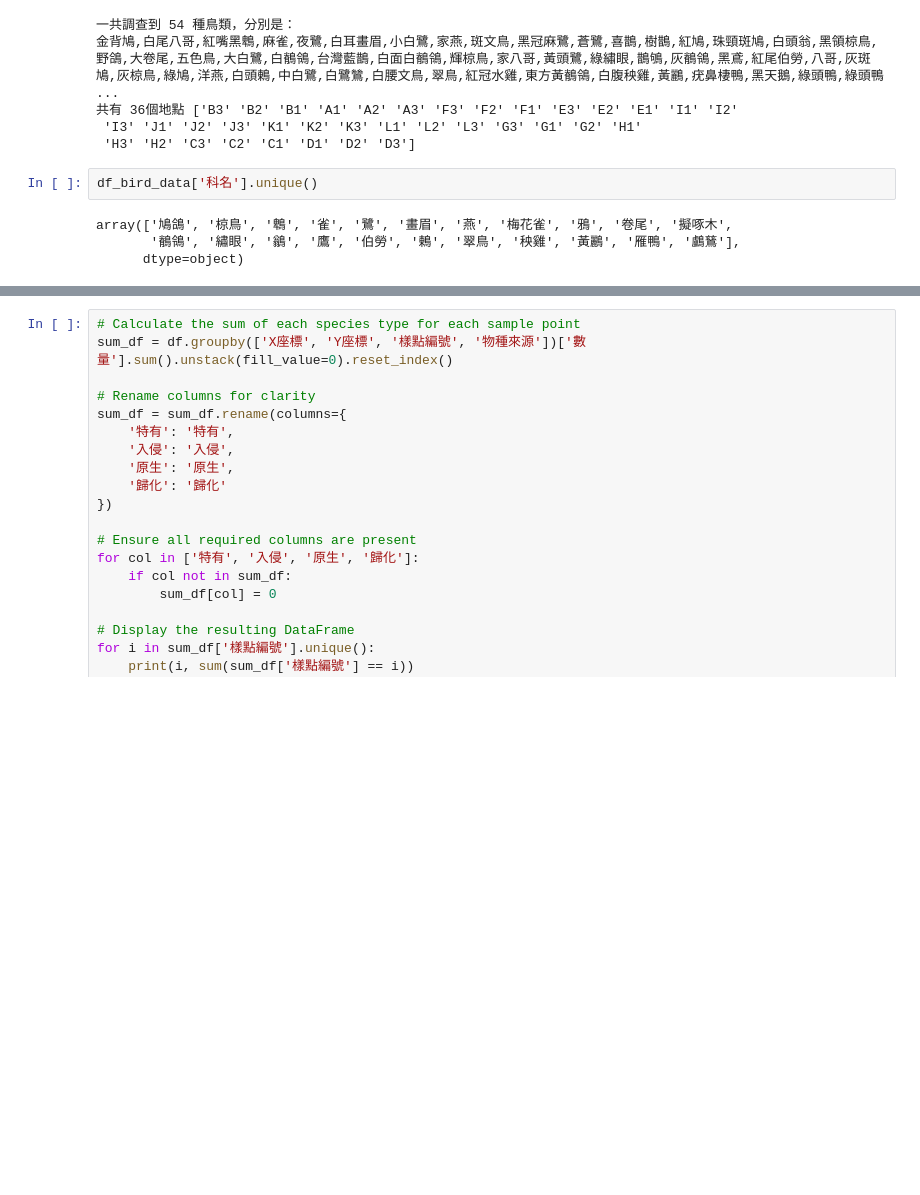
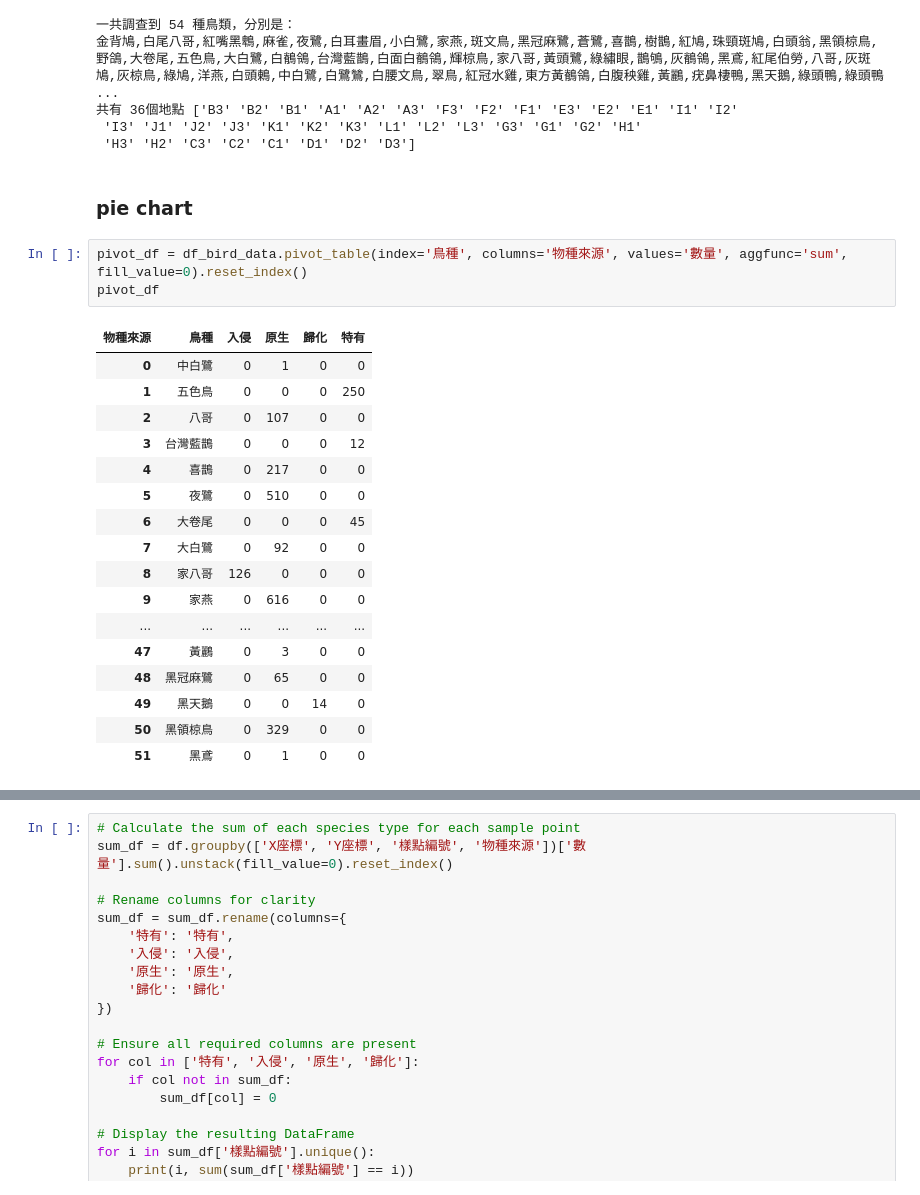
Before and after one commit to nebula0/Bird-survey, a Jupyter notebook: main.ipynb, the cells around one changed output, grey strips where cells are left out. Drawn from its saved outputs; the diff is of its cells as text; blank space fills up the shorter version.

```diff
--- a/main.ipynb
+++ b/main.ipynb
@@ -215,9 +215,26 @@ df.to_csv('./data/0529bird survey_all_cleaned.csv', index=False)
 共有 36個地點 ['B3' 'B2' 'B1' 'A1' 'A2' 'A3' 'F3' 'F2' 'F1' 'E3' 'E2' 'E1' 'I1' 'I2'
  'I3' 'J1' 'J2' 'J3' 'K1' 'K2' 'K3' 'L1' 'L2' 'L3' 'G3' 'G1' 'G2' 'H1'
  'H3' 'H2' 'C3' 'C2' 'C1' 'D1' 'D2' 'D3']
-# %%
-df_bird_data['科名'].unique()
-# %% [output]
-array(['鳩鴿', '椋鳥', '鵯', '雀', '鷺', '畫眉', '燕', '梅花雀', '鴉', '卷尾', '擬啄木',
-       '鶺鴒', '繡眼', '鶲', '鷹', '伯勞', '鶇', '翠鳥', '秧雞', '黃鸝', '雁鴨', '鸕鶿'],
-      dtype=object)
+# %% [markdown]
+### pie chart
+# %%
+pivot_df = df_bird_data.pivot_table(index='鳥種', columns='物種來源', values='數量', aggfunc='sum', fill_value=0).reset_index()
+pivot_df
+# %% [output]
+| 物種來源 | 鳥種 | 入侵 | 原生 | 歸化 | 特有 |
+| 0 | 中白鷺 | 0 | 1 | 0 | 0 |
+| 1 | 五色鳥 | 0 | 0 | 0 | 250 |
+| 2 | 八哥 | 0 | 107 | 0 | 0 |
+| 3 | 台灣藍鵲 | 0 | 0 | 0 | 12 |
+| 4 | 喜鵲 | 0 | 217 | 0 | 0 |
+| 5 | 夜鷺 | 0 | 510 | 0 | 0 |
+| 6 | 大卷尾 | 0 | 0 | 0 | 45 |
+| 7 | 大白鷺 | 0 | 92 | 0 | 0 |
+| 8 | 家八哥 | 126 | 0 | 0 | 0 |
+| 9 | 家燕 | 0 | 616 | 0 | 0 |
+| ... | ... | ... | ... | ... | ... |
+| 47 | 黃鸝 | 0 | 3 | 0 | 0 |
+| 48 | 黑冠麻鷺 | 0 | 65 | 0 | 0 |
+| 49 | 黑天鵝 | 0 | 0 | 14 | 0 |
+| 50 | 黑領椋鳥 | 0 | 329 | 0 | 0 |
+| 51 | 黑鳶 | 0 | 1 | 0 | 0 |
```
Also changed, not shown: parts of 5 cells of this notebook, 4 other files.
